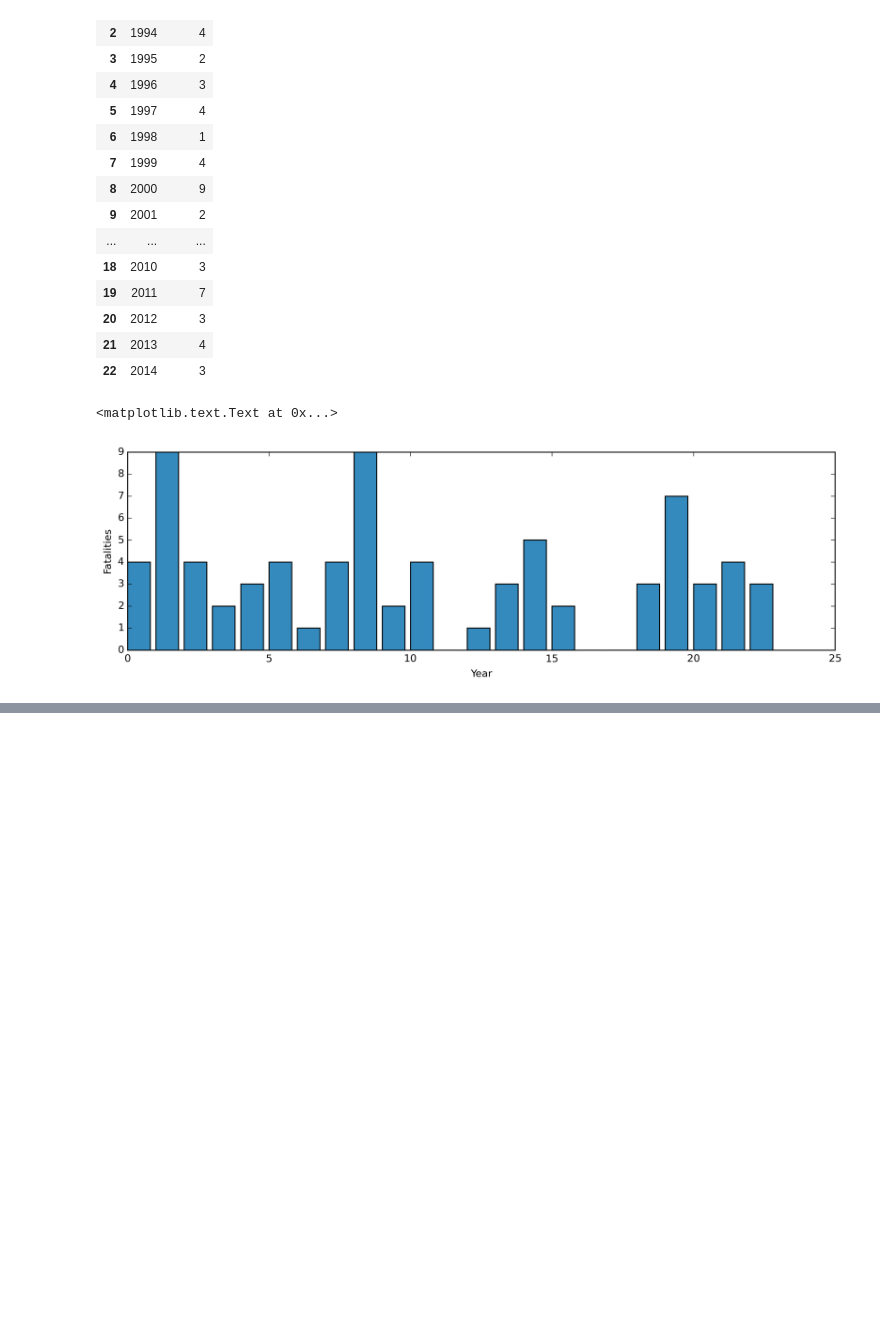
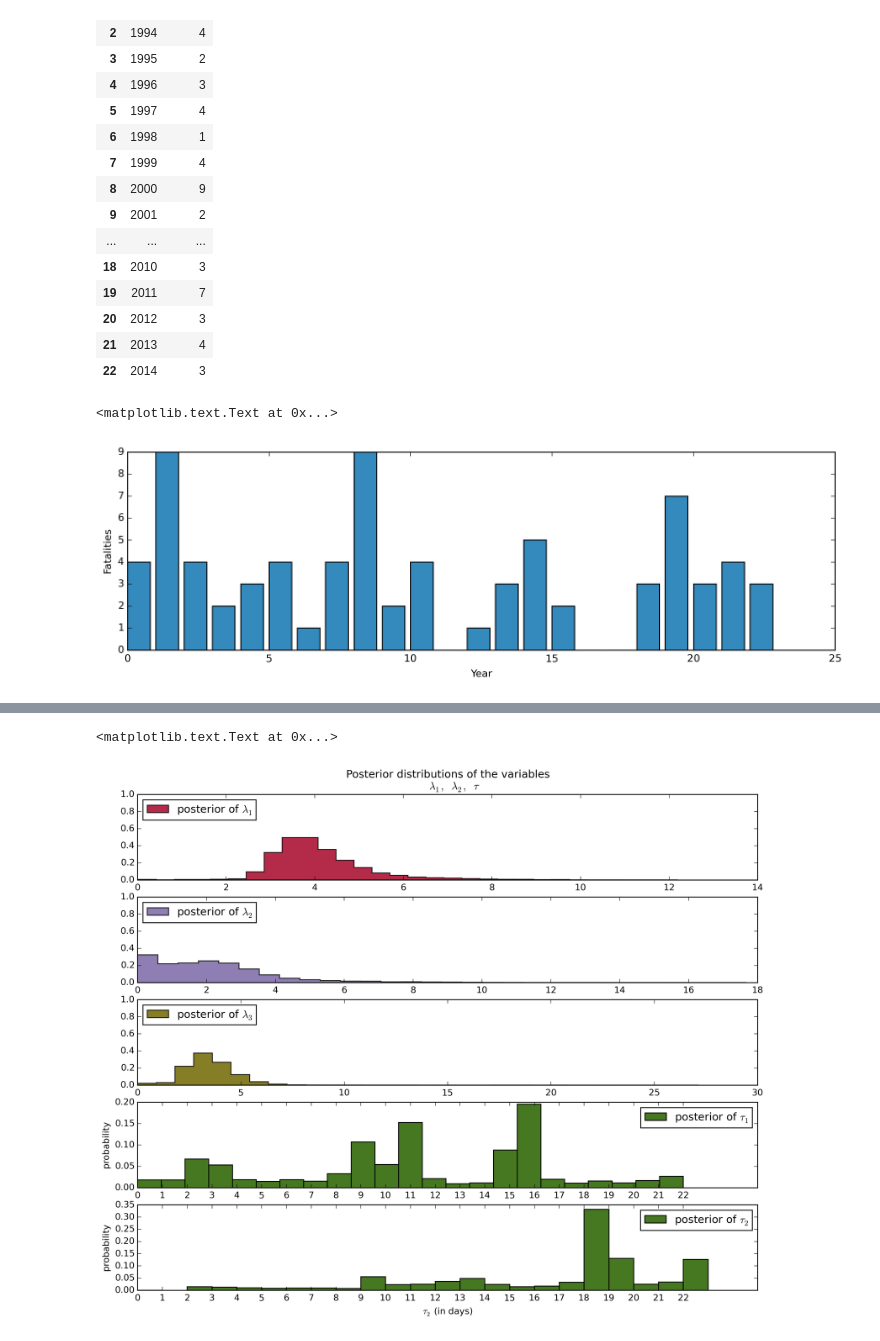
Before and after one commit to ryanvmenezes/BMfH, a Jupyter notebook: [1] The Philosophy of Bayesian Inference.ipynb, the cells around one changed output, grey strips where cells are left out. Drawn from its saved outputs; the diff is of its cells as text; code cells hidden in the pictures; blank space fills up the shorter version.

```diff
--- a/[1] The Philosophy of Bayesian Inference.ipynb
+++ b/[1] The Philosophy of Bayesian Inference.ipynb
@@ -203,0 +221,2 @@ $$
+# %%
+tau = pm.DiscreteUniform(name="tau", lower=0, upper=n_count_data)
@@ -203,0 +229,7 @@ $$
+# %%
+@pm.deterministic
+def lambda_(tau=tau, lambda_1=lambda_1, lambda_2=lambda_2):
+    out = np.zeros(n_count_data) # number of data points
+    out[:tau] = lambda_1 # before tau, all lambdas are lambda_1
+    out[tau:] = lambda_2 # after and including tau, lambdas are lambda_2
+    return out
@@ -203,0 +388,66 @@ $$
+# %%
+lambda_1_samples = mcmc2.trace('lambda_1')[:]
+lambda_2_samples = mcmc2.trace('lambda_2')[:]
+lambda_3_samples = mcmc2.trace('lambda_3')[:]
+tau_1_samples = mcmc2.trace('tau_1')[:]
+tau_2_samples = mcmc2.trace('tau_2')[:]
+# %%
+figsize(12.5, 10)
+# histogram of the samples:
+
+ax = plt.subplot(511)
+ax.set_autoscaley_on(False)
+
+plt.hist(lambda_1_samples, histtype='stepfilled', bins=30, alpha=0.85,
+         label="posterior of $\lambda_1$", color="#A60628", normed=True)
+plt.legend(loc="upper left")
+plt.title(r"""Posterior distributions of the variables
+    $\lambda_1,\;\lambda_2,\;\tau$""")
+# plt.xlim([15, 30])
+plt.xlabel("$\lambda_1$ value")
+
+ax = plt.subplot(512)
+ax.set_autoscaley_on(False)
+plt.hist(lambda_2_samples, histtype='stepfilled', bins=30, alpha=0.85,
+         label="posterior of $\lambda_2$", color="#7A68A6", normed=True)
+plt.legend(loc="upper left")
+# plt.xlim([15, 30])
+plt.xlabel("$\lambda_2$ value")
+
+ax = plt.subplot(513)
+ax.set_autoscaley_on(False)
+plt.hist(lambda_3_samples, histtype='stepfilled', bins=30, alpha=0.85,
+         label="posterior of $\lambda_3$", color="#706800", normed=True)
+plt.legend(loc="upper left")
+# plt.xlim([15, 30])
+plt.xlabel("$\lambda_2$ value")
+
+
+plt.subplot(514)
+w1 = 1.0 / tau_1_samples.shape[0] * np.ones_like(tau_1_samples)
+plt.hist(tau_1_samples, bins=n_count_data, alpha=1,
+         label=r"posterior of $\tau_1$",
+         color="#467821", weights=w1, rwidth=2.)
+plt.xticks(np.arange(n_count_data))
+
+plt.legend(loc="upper right")
+# plt.ylim([0, .75])
+# plt.xlim([35, len(count_data) - 20])
+plt.xlabel(r"$\tau_1$ (in days)")
+plt.ylabel("probability")
+
+plt.subplot(515)
+w2 = 1.0 / tau_2_samples.shape[0] * np.ones_like(tau_2_samples)
+plt.hist(tau_2_samples, bins=n_count_data, alpha=1,
+         label=r"posterior of $\tau_2$",
+         color="#467821", weights=w2, rwidth=2.)
+plt.xticks(np.arange(n_count_data))
+
+plt.legend(loc="upper right")
+# plt.ylim([0, .75])
+# plt.xlim([35, len(count_data) - 20])
+plt.xlabel(r"$\tau_2$ (in days)")
+plt.ylabel("probability")
+# %% [output]
+<matplotlib.text.Text at 0x...>
+[figure, added]
```
Also changed, not shown: parts of 31 cells of this notebook.
